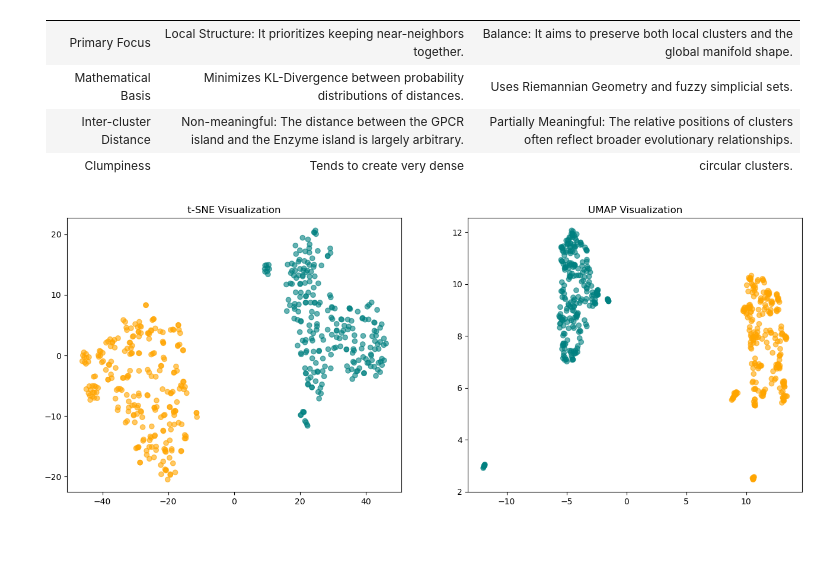
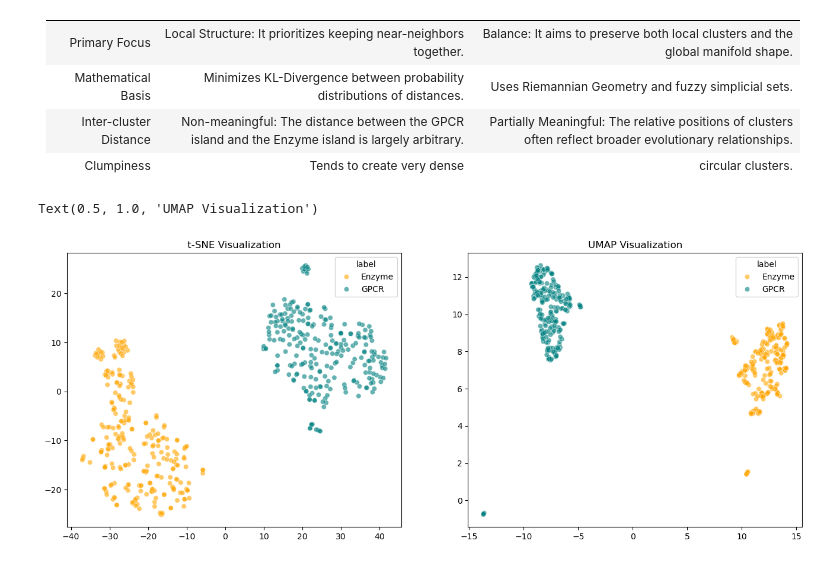
Before and after one commit to tianlinhe/bioinfor-to-ai, a Jupyter notebook: W5/w5_2_visualize_protein_latent_space.ipynb, the cells around one changed output. Saved outputs shown, nothing was run; the diff lists cells and outputs as text; code cells hidden in the pictures.

Commit message:
add label

```diff
--- a/W5/w5_2_visualize_protein_latent_space.ipynb
+++ b/W5/w5_2_visualize_protein_latent_space.ipynb
@@ -140,27 +140,29 @@ Mathematical Basis|Minimizes KL-Divergence between probability distributions of
 # %%
 from sklearn.manifold import TSNE
 import umap  # You might need to 'pip install umap-learn'
 import matplotlib.pyplot as plt
+import seaborn as sns
 
 # 1. Compute t-SNE
 tsne_results = TSNE(n_components=2, perplexity=30).fit_transform(protein_embeddings)
 
 # 2. Compute UMAP
 reducer = umap.UMAP(n_neighbors=15, min_dist=0.1)
 umap_results = reducer.fit_transform(protein_embeddings)
 
 # Plotting
 fig, (ax1, ax2) = plt.subplots(1, 2, figsize=(16, 6))
 
 colors = {'GPCR': 'teal', 'Enzyme': 'orange'}
 label_colors = df['label'].map(colors)
 
-ax1.scatter(tsne_results[:, 0], tsne_results[:, 1], c=label_colors, alpha=0.6)
+sns.scatterplot(x=tsne_results[:, 0], y=tsne_results[:, 1], hue=df['label'], palette=colors, alpha=0.6, ax=ax1)
+
+
 ax1.set_title("t-SNE Visualization")
+sns.scatterplot(x=umap_results[:, 0], y=umap_results[:, 1], hue=df['label'], palette=colors, alpha=0.6, ax=ax2)
 
-ax2.scatter(umap_results[:, 0], umap_results[:, 1], c=label_colors, alpha=0.6)
 ax2.set_title("UMAP Visualization")
-
-plt.show()
 # %% [output]
+Text(0.5, 1.0, 'UMAP Visualization')
-[figure, old version]
+[figure, new version]
```
